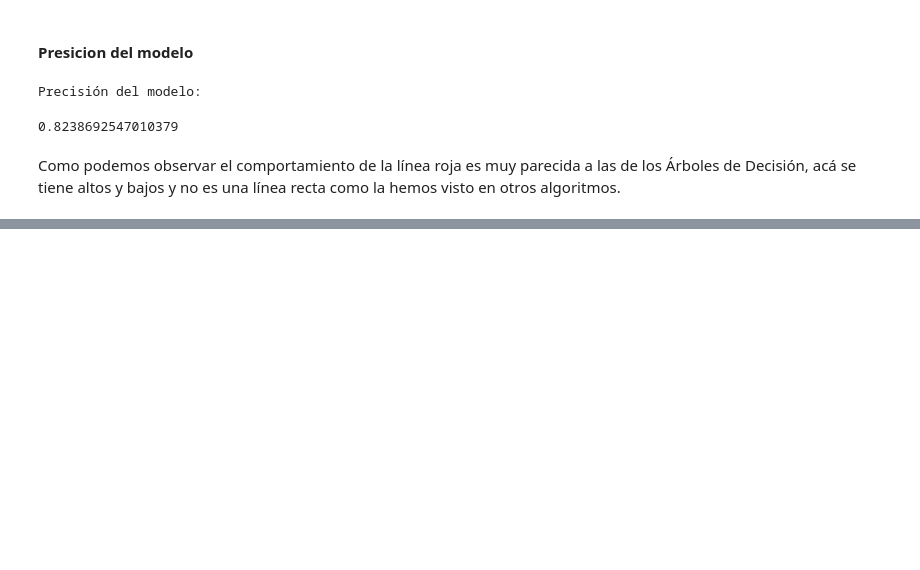
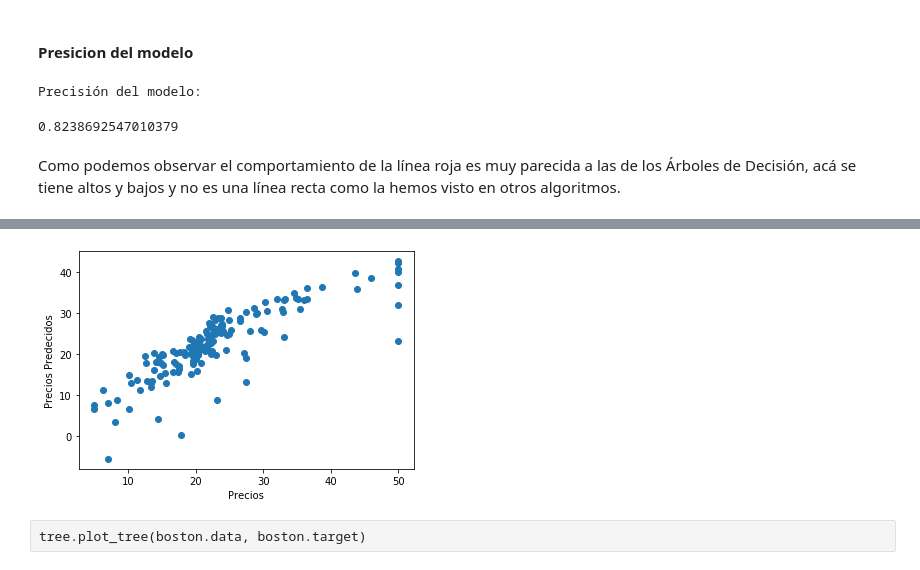
Before and after one commit to InteligenciaArtificialIIP/Arboles-y-Bosques-Aleatorios, a Jupyter notebook: Arboles y Bosques Aleatorios.ipynb, the cells around one changed output, grey strips where cells are left out. Cells and saved outputs as stored; diff of their text form; code cells hidden in the pictures; blank space fills up the shorter version.

```diff
--- a/Arboles y Bosques Aleatorios.ipynb
+++ b/Arboles y Bosques Aleatorios.ipynb
@@ -473,0 +579,5 @@ Como podemos observar el comportamiento de la línea roja es muy parecida a las
+# %%
+# precedemos a separ los datos en dos variables predictoras
+X = np.array(bostonpd.drop(['PRICE'], 1))
+X = preprocessing.scale(X)
+y = np.array(bostonpd['PRICE'])
@@ -473,0 +645,3 @@ Como podemos observar el comportamiento de la línea roja es muy parecida a las
+# %%
+# ya que tenemos la base lista y procesada entonces ramificaremos los datos unos en entrenamiento y otros en prueba
+X_train, X_test, y_train, y_test = train_test_split(X, y, test_size=0.3)
@@ -473,0 +665,7 @@ Como podemos observar el comportamiento de la línea roja es muy parecida a las
+# %%
+plt.scatter(y_test, predict)
+plt.xlabel("Precios")
+plt.ylabel("Precios Predecidos")
+plt.show()
+# %% [output]
+[figure, added]
@@ -473,0 +679,2 @@ Como podemos observar el comportamiento de la línea roja es muy parecida a las
+# %% [raw]
+tree.plot_tree(boston.data, boston.target)
```
Also changed, not shown: parts of 26 cells of this notebook.
